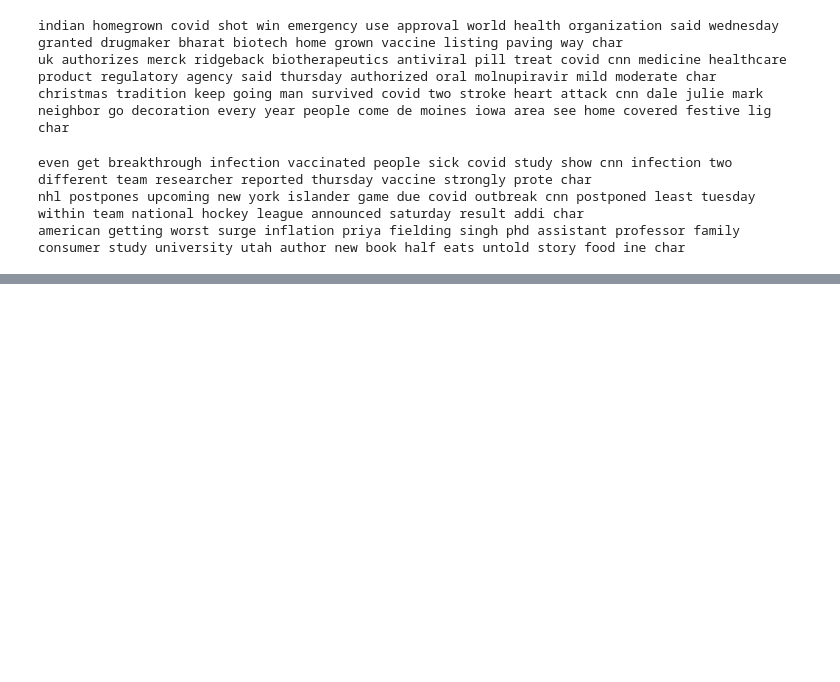
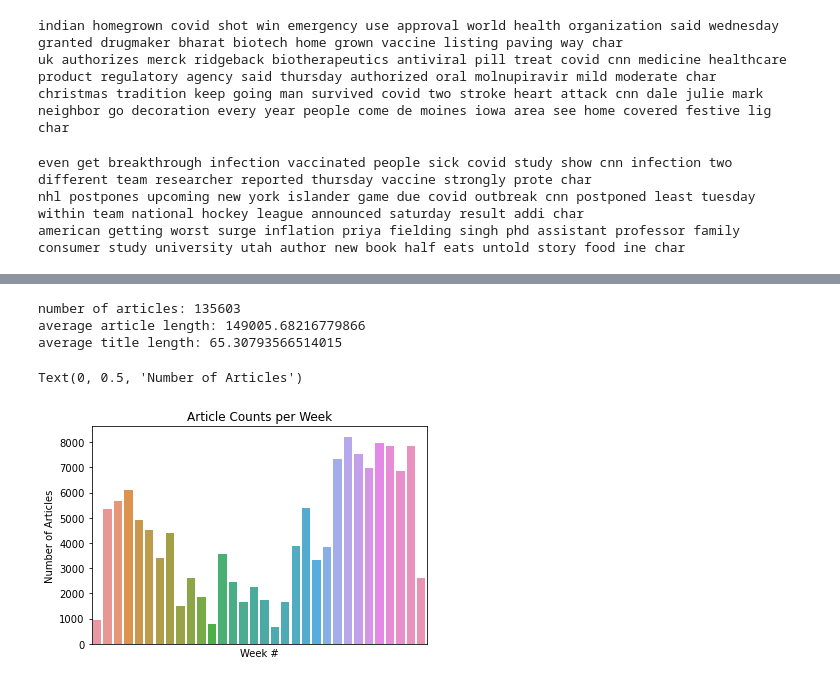
Before and after one commit to alexander-paskal/news-bias-analysis, a Jupyter notebook: plotting_notebook.ipynb, the cells around one changed output, grey strips where cells are left out. Saved outputs shown, nothing was run; the diff lists cells and outputs as text; code cells hidden in the pictures; blank space fills up the shorter version.

Commit message:
added nela plotting

```diff
--- a/plotting_notebook.ipynb
+++ b/plotting_notebook.ipynb
@@ -527,0 +535,29 @@ NotADirectoryError: [Errno 20] Not a directory: '/Users/lithplus/Documents/news-
+# %%
+# Whole dataset number of articles, takes about 30-60 seconds
+number_articles = len(articles)
+
+avg_title_length = sum([len(article.title) for article in articles]) / number_articles
+avg_article_length = sum([os.path.getsize(article.path) for article in articles]) / number_articles
+
+print("number of articles:", number_articles)
+print("average article length:", avg_article_length)
+print("average title length:", avg_title_length)
+# %% [output]
+number of articles: 135603
+average article length: 149005.68216779866
+average title length: 65.30793566514015
+# %%
+# bar chart of article frequencies per week
+
+c = Counter(map(lambda x: x.date.isocalendar()[1], articles))
+
+counts = list(c.values())
+names = list(c.keys())
+bar = sns.barplot(x=names, y=counts)
+bar.set_title("Article Counts per Week")
+bar.get_xaxis().set_ticks([])
+bar.set_xlabel("Week #")
+bar.set_ylabel("Number of Articles")
+# %% [output]
+Text(0, 0.5, 'Number of Articles')
+[figure, added]
```
Also changed, not shown: parts of 40 cells of this notebook.
